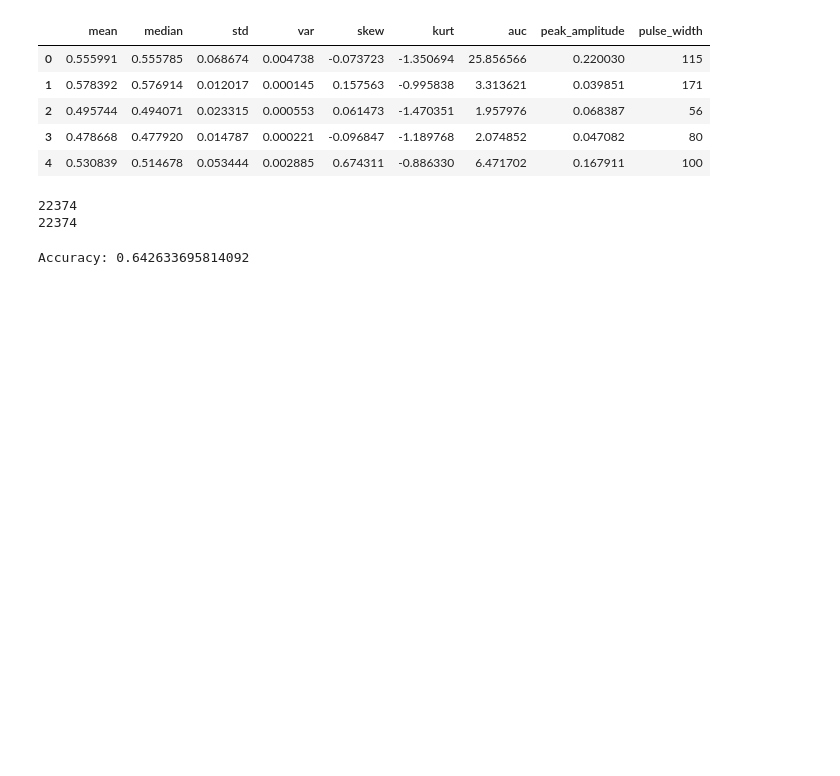
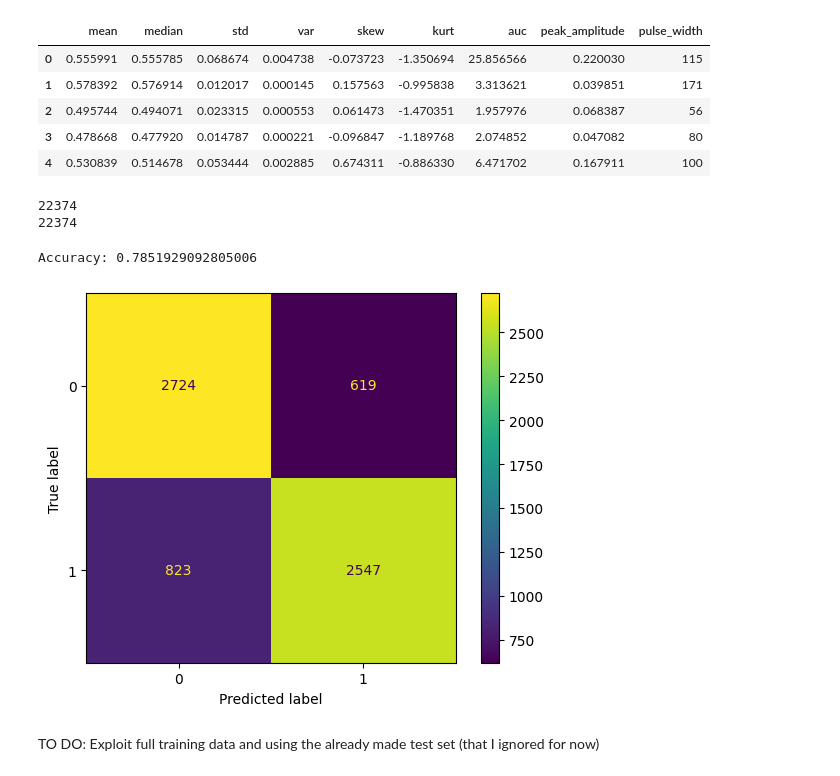
Before and after one commit to FrancescoLeni/AI_PPG, a Jupyter notebook: NB_ML.ipynb, the cells around one changed output. Saved outputs shown, nothing was run; the diff lists cells and outputs as text; code cells hidden in the pictures; blank space fills up the shorter version.

```diff
--- a/NB_ML.ipynb
+++ b/NB_ML.ipynb
@@ -303,20 +309,25 @@ print(len(dataset))
 # %%
 X_train, X_test, y_train, y_test = train_test_split(pd.concat([N_features,S_features,V_features]),labels, test_size=0.3,random_state=109) # 70% training and 30% test
-# %%
-from sklearn import svm
-
-#Create a svm Classifier
-clf = svm.SVC(kernel='linear') # Linear Kernel
-
-#Train the model using the training sets
-clf.fit(X_train, y_train)
-
-#Predict the response for test dataset
-y_pred = clf.predict(X_test)
 # %%
+from sklearn.ensemble import RandomForestClassifier
+model = RandomForestClassifier()
+model.fit(X_train, y_train)
+y_pred = model.predict(X_test)
+
 from sklearn import metrics
 
 # Model Accuracy: how often is the classifier correct?
 print("Accuracy:",metrics.accuracy_score(y_test, y_pred))
+
+from sklearn.metrics import confusion_matrix
+from sklearn.metrics import ConfusionMatrixDisplay
+import matplotlib.pyplot as plt
+cm = confusion_matrix(y_test, y_pred)
+disp = ConfusionMatrixDisplay(confusion_matrix=cm)
+disp.plot()
+plt.show()
 # %% [output]
-Accuracy: 0.642633695814092
+Accuracy: 0.7851929092805006
+[figure, added]
+# %% [markdown]
+TO DO: Exploit full training data and using the already made test set (that I ignored for now)
```
Also changed, not shown: parts of 1 cell of this notebook.
